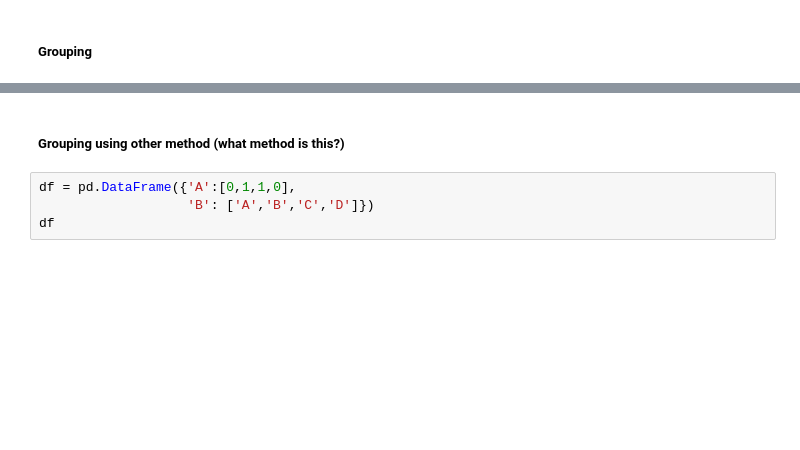
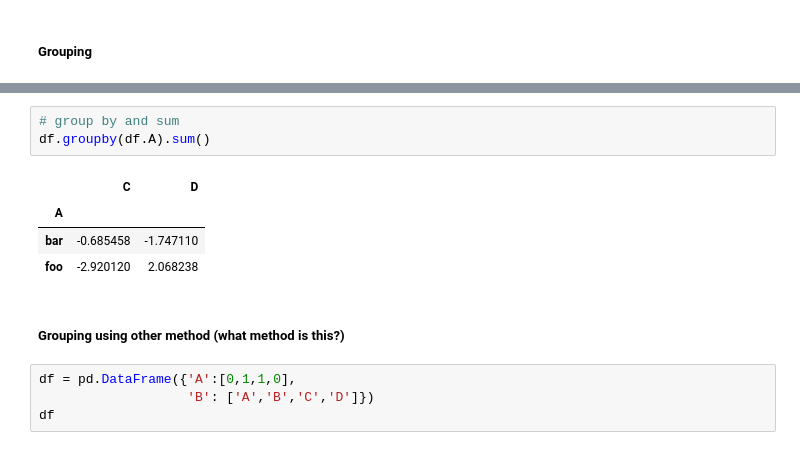
Before and after one commit to hichana/data-science-quiver, a Jupyter notebook: pandas-10-minutes-to-pandas.ipynb, the cells around one changed output, grey strips where cells are left out. Cells and saved outputs as stored; diff of their text form; blank space fills up the shorter version.

```diff
--- a/pandas-10-minutes-to-pandas.ipynb
+++ b/pandas-10-minutes-to-pandas.ipynb
@@ -933,3 +942,11 @@ df.groupby(['A','B']).sum()
+# %%
+# group by and sum
+df.groupby(df.A).sum()
+# %% [output]
+|  | C | D |
+| A |  |  |
+| bar | -0.685458 | -1.747110 |
+| foo | -2.920120 | 2.068238 |
 # %% [markdown]
 ##### Grouping using other method (what method is this?)
 # %%
```
Also changed, not shown: parts of 64 cells of this notebook, 7 other files.
